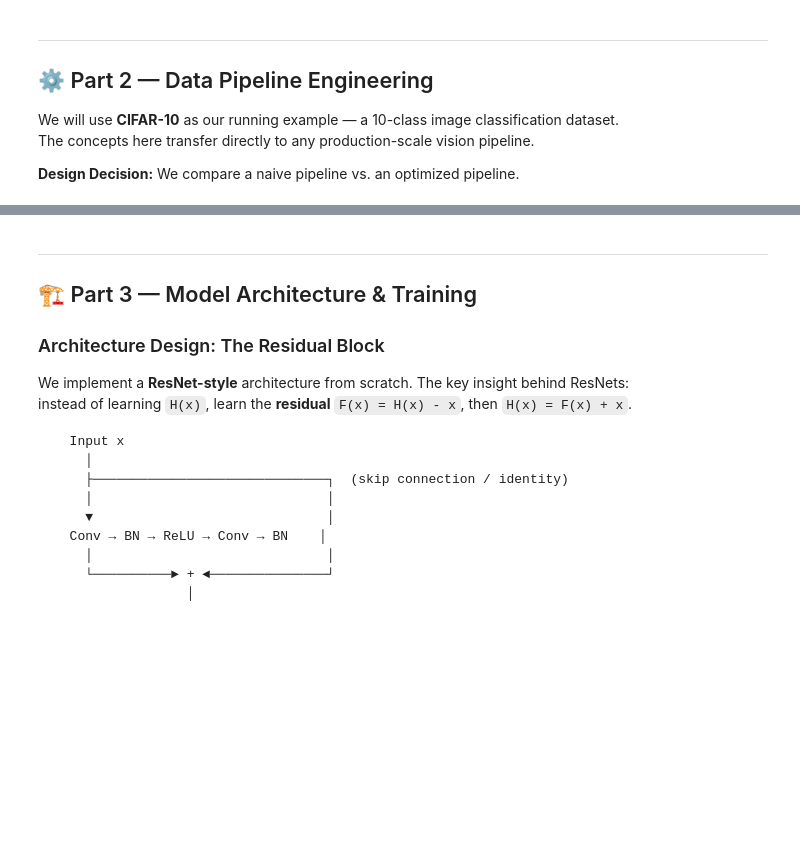
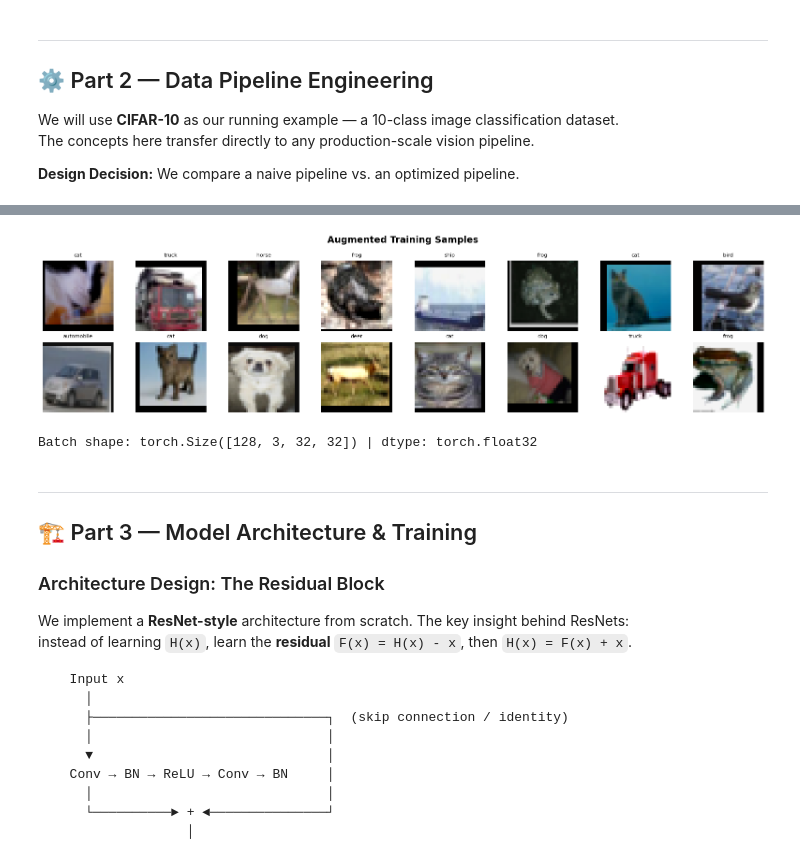
Before and after one commit to amiremadz/dl-system-design-demo, a Jupyter notebook: DL_System_Design_Demo.ipynb, the cells around one changed output, grey strips where cells are left out. Cells and saved outputs as stored; diff of their text form; code cells hidden in the pictures; blank space fills up the shorter version.

```diff
--- a/DL_System_Design_Demo.ipynb
+++ b/DL_System_Design_Demo.ipynb
@@ -193,22 +245,33 @@ print(f"   If GPU forward pass < this value → pipeline is the bottleneck!")
 # %%
 # ─── Visualize Augmented Data ────────────────────────────────────
 def denormalize(img, mean=IMAGENET_MEAN, std=IMAGENET_STD):
+    """Denormalizes an image tensor back to its original pixel value range [0, 1]."""
     img = img.clone()
     for c, (m, s) in enumerate(zip(mean, std)):
         img[c] = img[c] * s + m
     return img.clamp(0, 1)
 
+# Get a batch of images and labels from the training loader
 images, labels = next(iter(train_loader))
+
+# Create a figure and subplots for displaying images
 fig, axes = plt.subplots(2, 8, figsize=(16, 4))
 fig.suptitle('Augmented Training Samples', fontsize=14, fontweight='bold')
+
+# Iterate through the images and display them
 for i, ax in enumerate(axes.flat):
+    # Denormalize the image, permute dimensions for matplotlib (H, W, C), and convert to NumPy
     img = denormalize(images[i]).permute(1, 2, 0).numpy()
-    ax.imshow(img)
-    ax.set_title(CLASSES[labels[i]], fontsize=8)
-    ax.axis('off')
-plt.tight_layout()
-plt.show()
+    ax.imshow(img) # Display the image
+    ax.set_title(CLASSES[labels[i]], fontsize=8) # Set title as the class label
+    ax.axis('off') # Hide axes ticks and labels
+plt.tight_layout() # Adjust layout to prevent overlapping titles/labels
+plt.show() # Show the plot
+
 print(f"Batch shape: {images.shape} | dtype: {images.dtype}")
+# %% [output]
+[figure, added]
+Batch shape: torch.Size([128, 3, 32, 32]) | dtype: torch.float32
 # %% [markdown]
 ---
 ## 🏗️ Part 3 — Model Architecture & Training
```
Also changed, not shown: parts of 12 cells of this notebook.
